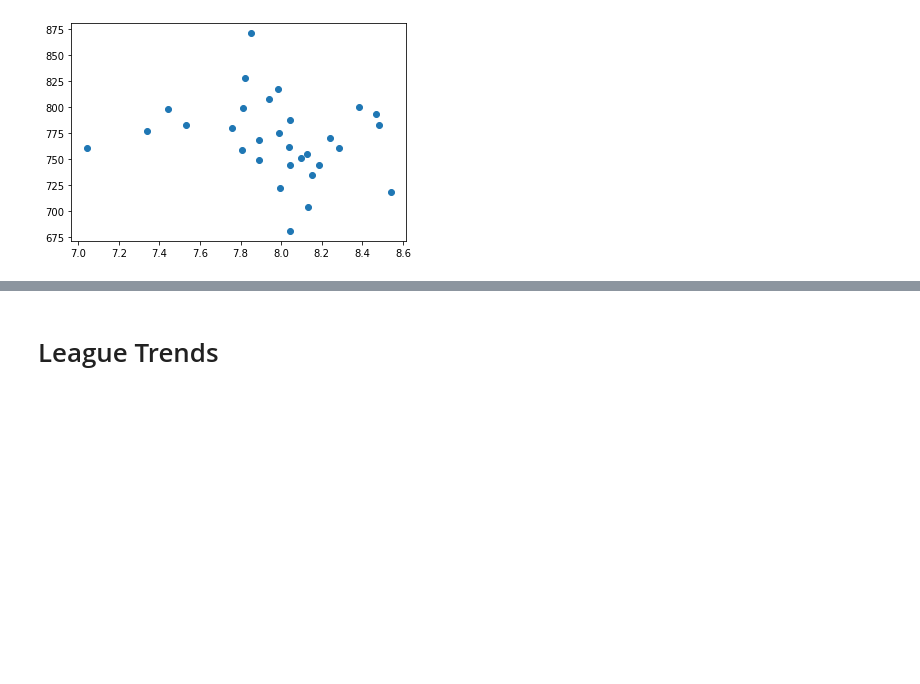
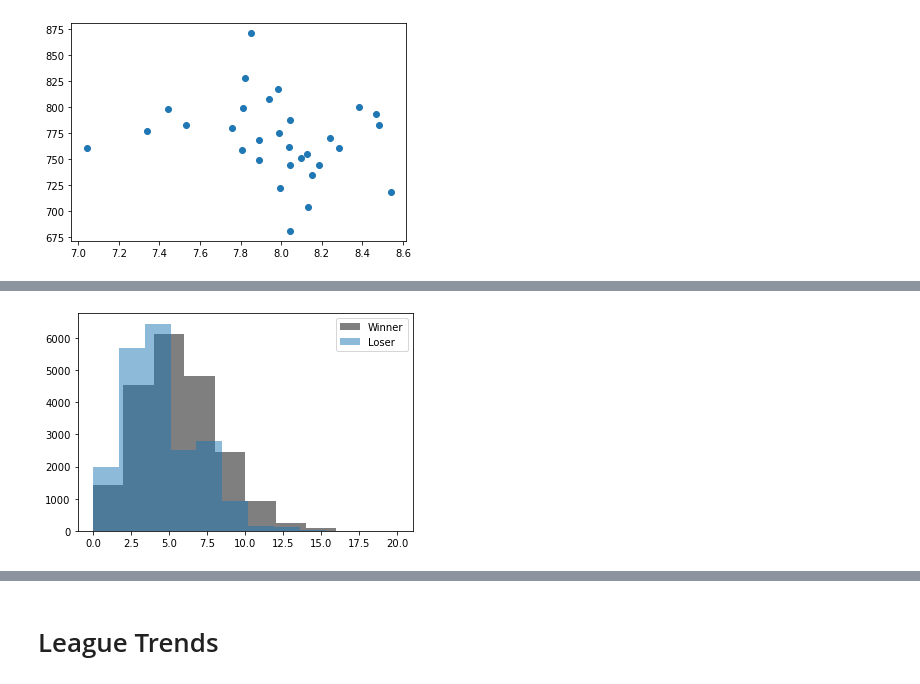
Before and after one commit to jacob-parks98/MLB_predictions, a Jupyter notebook: EDA.ipynb, the cells around one changed output, grey strips where cells are left out. Cells and saved outputs as stored; diff of their text form; code cells hidden in the pictures; blank space fills up the shorter version.

```diff
--- a/EDA.ipynb
+++ b/EDA.ipynb
@@ -269,0 +367,6 @@ plt.scatter(x=wins_and_runs['SO'], y = wins_and_runs['total_wins']);
+# %%
+plt.hist(starters[starters['Result?'] == 'W']['SO'], alpha = 0.5, color='black',label = 'Winner')
+plt.hist(starters[starters['Result?'] == 'L']['SO'], alpha = 0.5, label = 'Loser')
+plt.legend();
+# %% [output]
+[figure, added]
```
Also changed, not shown: parts of 27 cells of this notebook.
